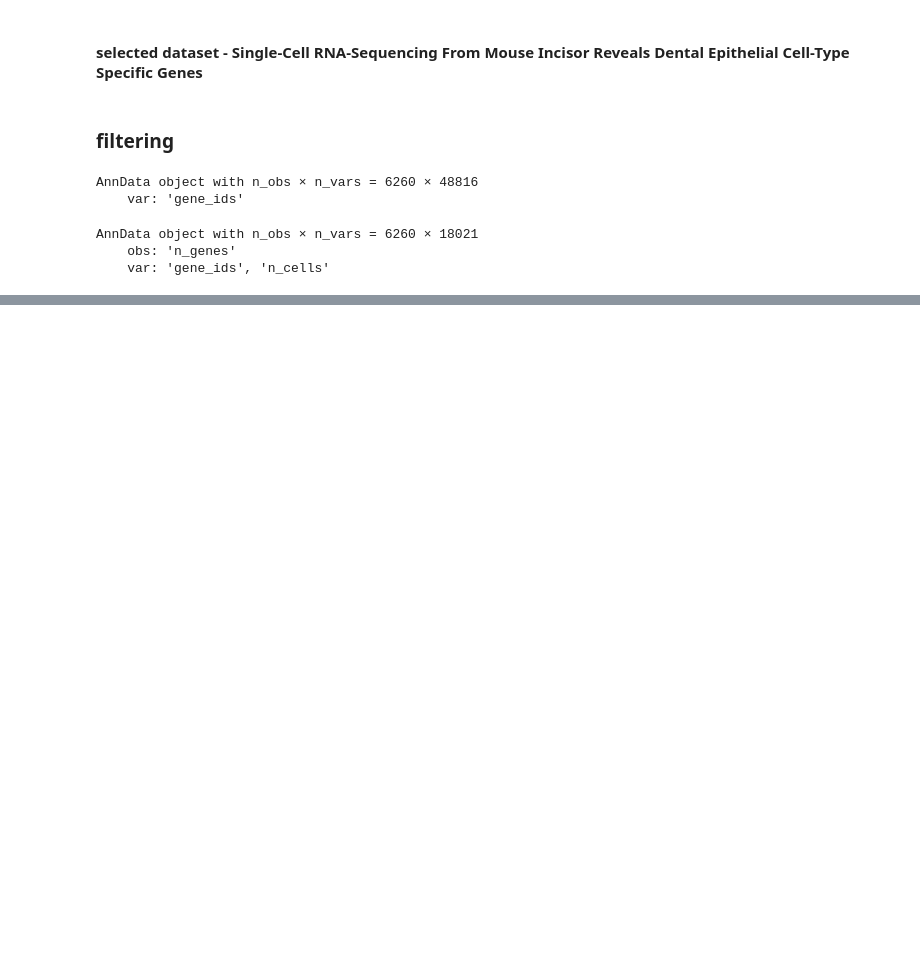
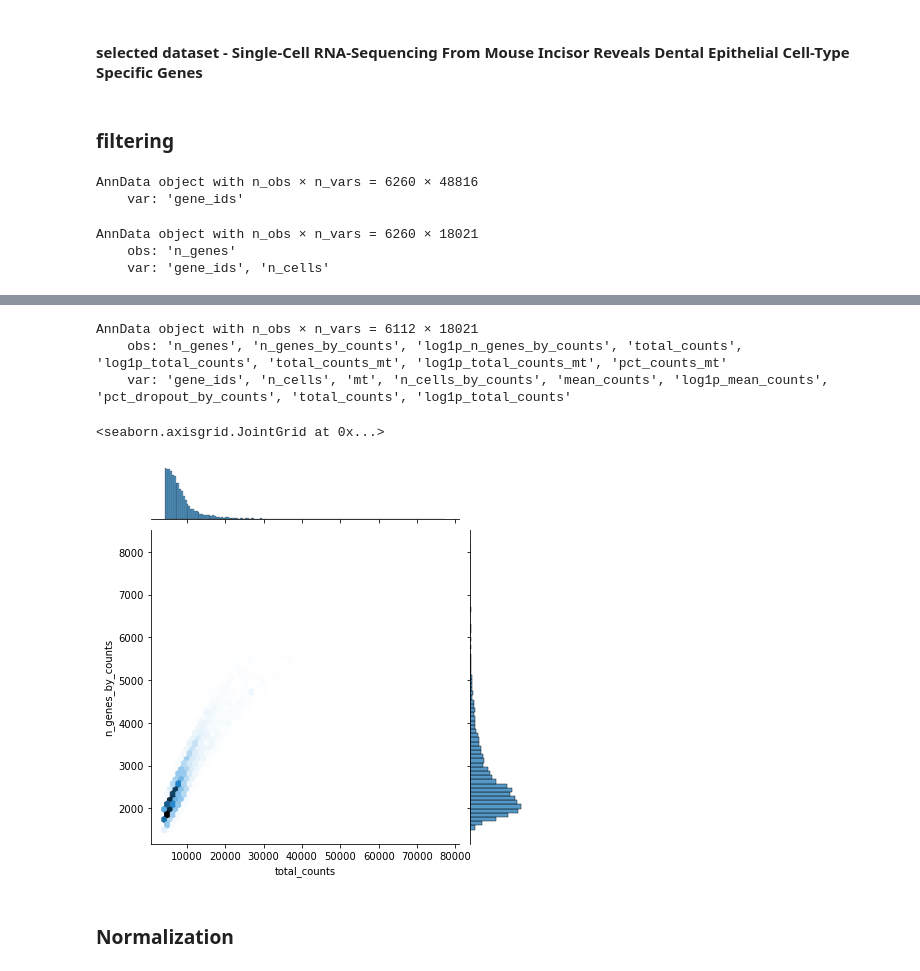
Before and after one commit to GlukhovIgor/Scientific_Python_Scanpy, a Jupyter notebook: IG_VK_scanpy.ipynb, the cells around one changed output, grey strips where cells are left out. Drawn from its saved outputs; the diff is of its cells as text; code cells hidden in the pictures; blank space fills up the shorter version.

```diff
--- a/IG_VK_scanpy.ipynb
+++ b/IG_VK_scanpy.ipynb
@@ -28,0 +71,21 @@ AnnData object with n_obs × n_vars = 6260 × 18021
+# %%
+adata = adata[adata.obs.n_genes_by_counts > 1500, :].copy() # filter out 1500
+adata = adata[adata.obs.pct_counts_mt < 5, :].copy()
+
+adata
+# %% [output]
+AnnData object with n_obs × n_vars = 6112 × 18021
+    obs: 'n_genes', 'n_genes_by_counts', 'log1p_n_genes_by_counts', 'total_counts', 'log1p_total_counts', 'total_counts_mt', 'log1p_total_counts_mt', 'pct_counts_mt'
+    var: 'gene_ids', 'n_cells', 'mt', 'n_cells_by_counts', 'mean_counts', 'log1p_mean_counts', 'pct_dropout_by_counts', 'total_counts', 'log1p_total_counts'
+# %%
+sns.jointplot(
+    data=adata.obs,
+    x="total_counts",
+    y="n_genes_by_counts",
+    kind="hex",
+)
+# %% [output]
+<seaborn.axisgrid.JointGrid at 0x...>
+[figure, added]
+# %% [markdown]
+### Normalization
```
Also changed, not shown: parts of 25 cells of this notebook.
